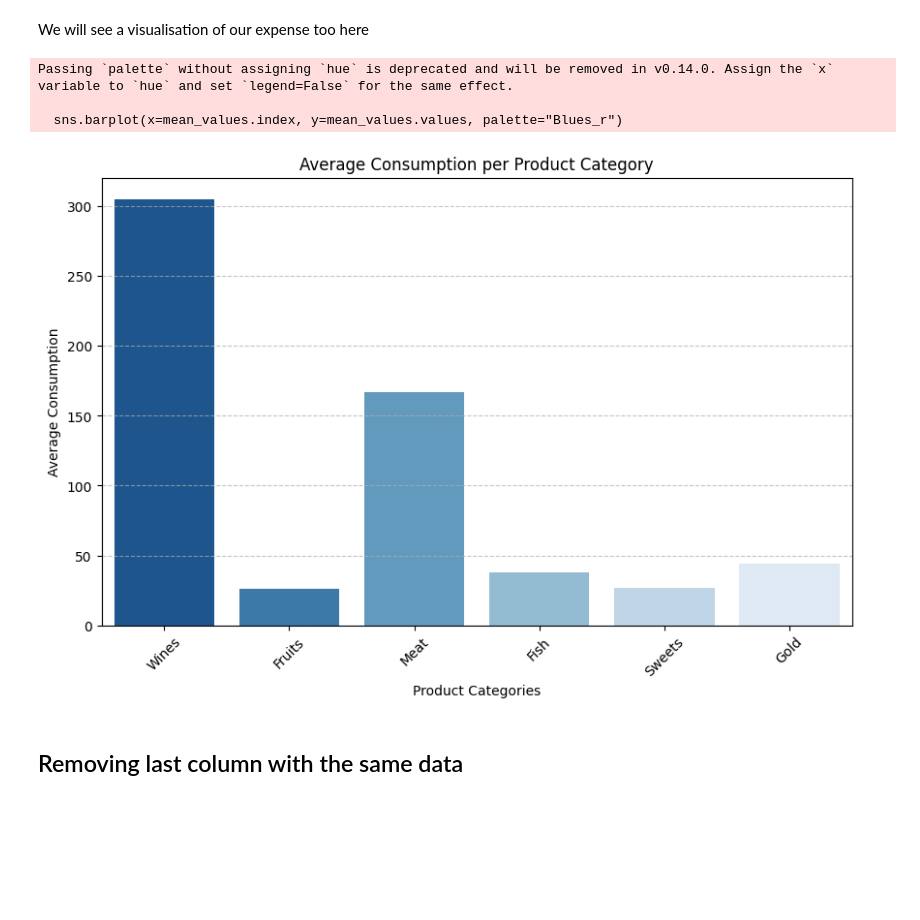
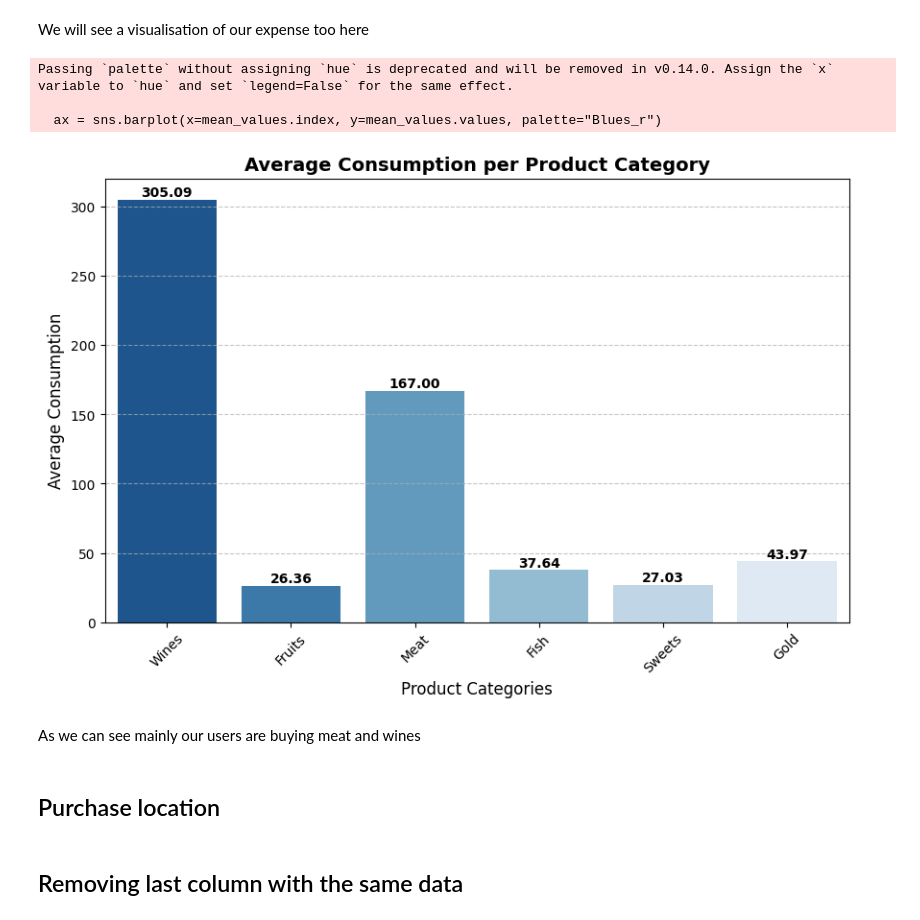
Before and after one commit to AurelienGgt/Customer-Personality-Analysis, a Jupyter notebook: Analyse.ipynb, the cells around one changed output. Drawn from its saved outputs; the diff is of its cells as text; code cells hidden in the pictures; blank space fills up the shorter version.

```diff
--- a/Analyse.ipynb
+++ b/Analyse.ipynb
@@ -666,6 +666,3 @@ df = df.drop(to_drop, axis=1)
 Now we have a better view, we can remove this column too
 # %% [markdown]
 ## Expense
-# %%
-# Will be easier later for the algorith to reduce our dimension
-df['Expenses'] = df['Wines'] + df['Fruits'] + df['Meat'] + df['Fish'] + df['Sweets'] + df['Gold']
@@ -672,30 +691,24 @@ df['Expenses'] = df['Wines'] + df['Fruits'] + df['Meat'] + df['Fish'] + df['Swee
 # %% [markdown]
 We will see a visualisation of our expense too here
 # %%
-# Liste des catégories de produits
-categories = ["Wines", "Fruits", "Meat", "Fish", "Sweets", "Gold"]
+plt.figure(figsize=(10, 6))
+ax = sns.barplot(x=mean_values.index, y=mean_values.values, palette="Blues_r")
 
-# Création d'une colonne "Expenses" représentant la somme des dépenses par individu
-df["Expenses"] = df[categories].sum(axis=1)
+for p in ax.patches:
+    ax.annotate(f'{p.get_height():.2f}',  # Display value with 2 decimals
+                (p.get_x() + p.get_width() / 2., p.get_height()),  # Position
+                ha='center', va='bottom', fontsize=10, fontweight='bold')
 
-# Moyenne des valeurs par catégorie (consommation moyenne par type de produit)
-mean_values = df[categories].mean()
-
-# Création du graphique en barres
-plt.figure(figsize=(10, 6))
-sns.barplot(x=mean_values.index, y=mean_values.values, palette="Blues_r")
-
-# Ajout des labels et du titre
-plt.xlabel("Product Categories")
-plt.ylabel("Average Consumption")
-plt.title("Average Consumption per Product Category")
+plt.xlabel("Product Categories", fontsize=12)
+plt.ylabel("Average Consumption", fontsize=12)
+plt.title("Average Consumption per Product Category", fontsize=14, fontweight='bold')
 plt.xticks(rotation=45)
 plt.grid(axis="y", linestyle="--", alpha=0.7)
-
-# Affichage du graphique
 plt.show()
 # %% [output]
 Passing `palette` without assigning `hue` is deprecated and will be removed in v0.14.0. Assign the `x` variable to `hue` and set `legend=False` for the same effect.
 
-  sns.barplot(x=mean_values.index, y=mean_values.values, palette="Blues_r")
+  ax = sns.barplot(x=mean_values.index, y=mean_values.values, palette="Blues_r")
-[figure, old version]
+[figure, new version]
+# %% [markdown]
+As we can see mainly our users are buying meat and wines
@@ -702,3 +719,5 @@ Passing `palette` without assigning `hue` is deprecated and will be removed in v
+# %% [markdown]
+## Purchase location
 # %% [markdown]
 ## Removing last column with the same data
 # %%
```
Also changed, not shown: parts of 5 cells of this notebook.
